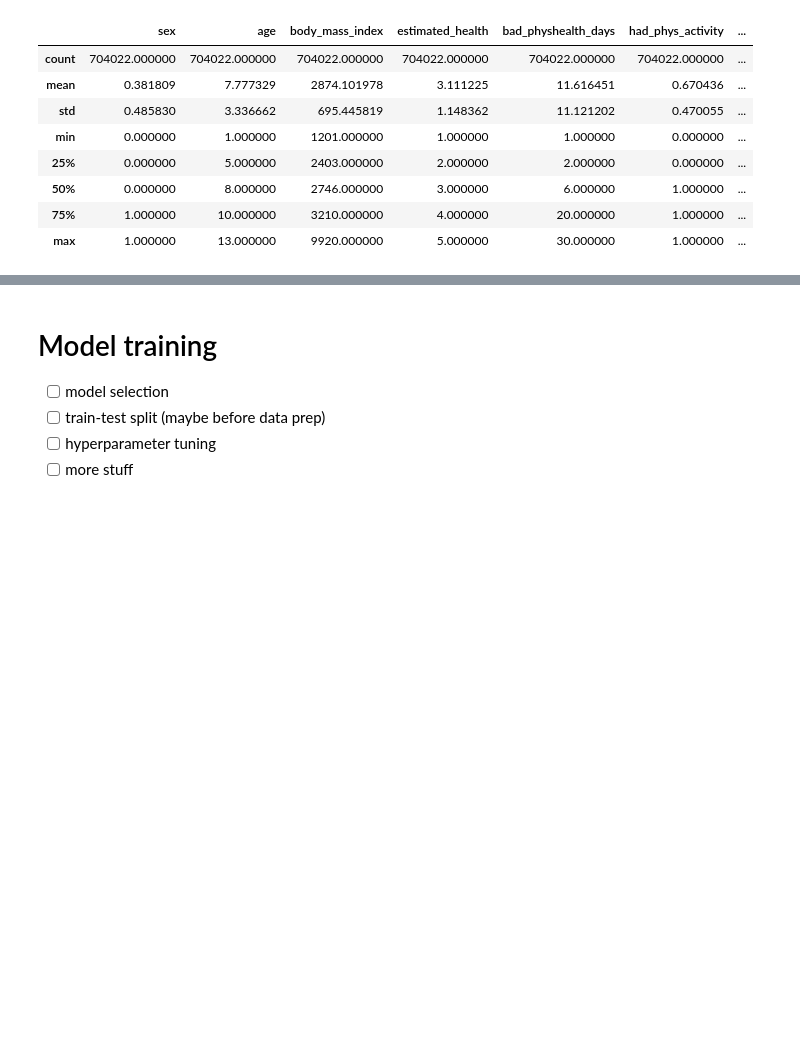
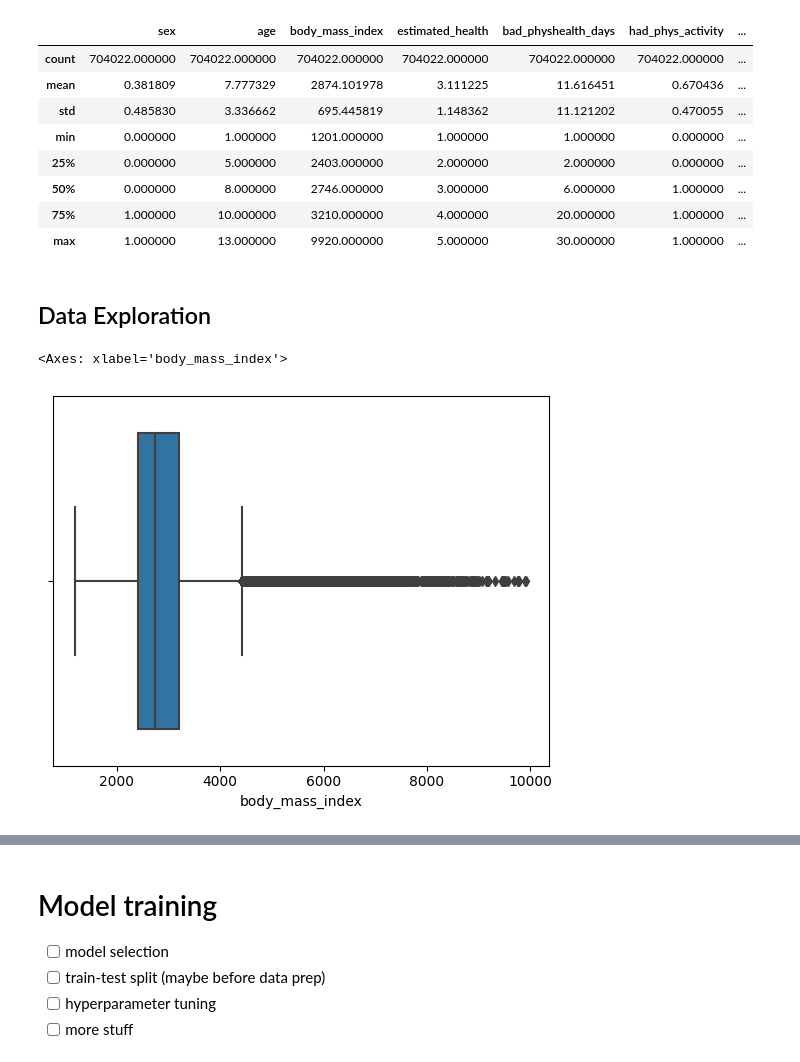
Before and after one commit to n-hundenborn/diabetes-forecasting, a Jupyter notebook: dev_model_training.ipynb, the cells around one changed output, grey strips where cells are left out. Saved outputs shown, nothing was run; the diff lists cells and outputs as text; code cells hidden in the pictures; blank space fills up the shorter version.

Commit message:
viz data exploration

```diff
--- a/dev_model_training.ipynb
+++ b/dev_model_training.ipynb
@@ -273,3 +273,10 @@ df_prepared.describe()
 | 50% | 0.000000 | 8.000000 | 2746.000000 | 3.000000 | 6.000000 | 1.000000 | ... |
 | 75% | 1.000000 | 10.000000 | 3210.000000 | 4.000000 | 20.000000 | 1.000000 | ... |
 | max | 1.000000 | 13.000000 | 9920.000000 | 5.000000 | 30.000000 | 1.000000 | ... |
+# %% [markdown]
+## Data Exploration
+# %%
+sns.boxplot(data = df_prepared, x="body_mass_index")
+# %% [output]
+<Axes: xlabel='body_mass_index'>
+[figure, added]
```
Also changed, not shown: parts of 5 cells of this notebook.
